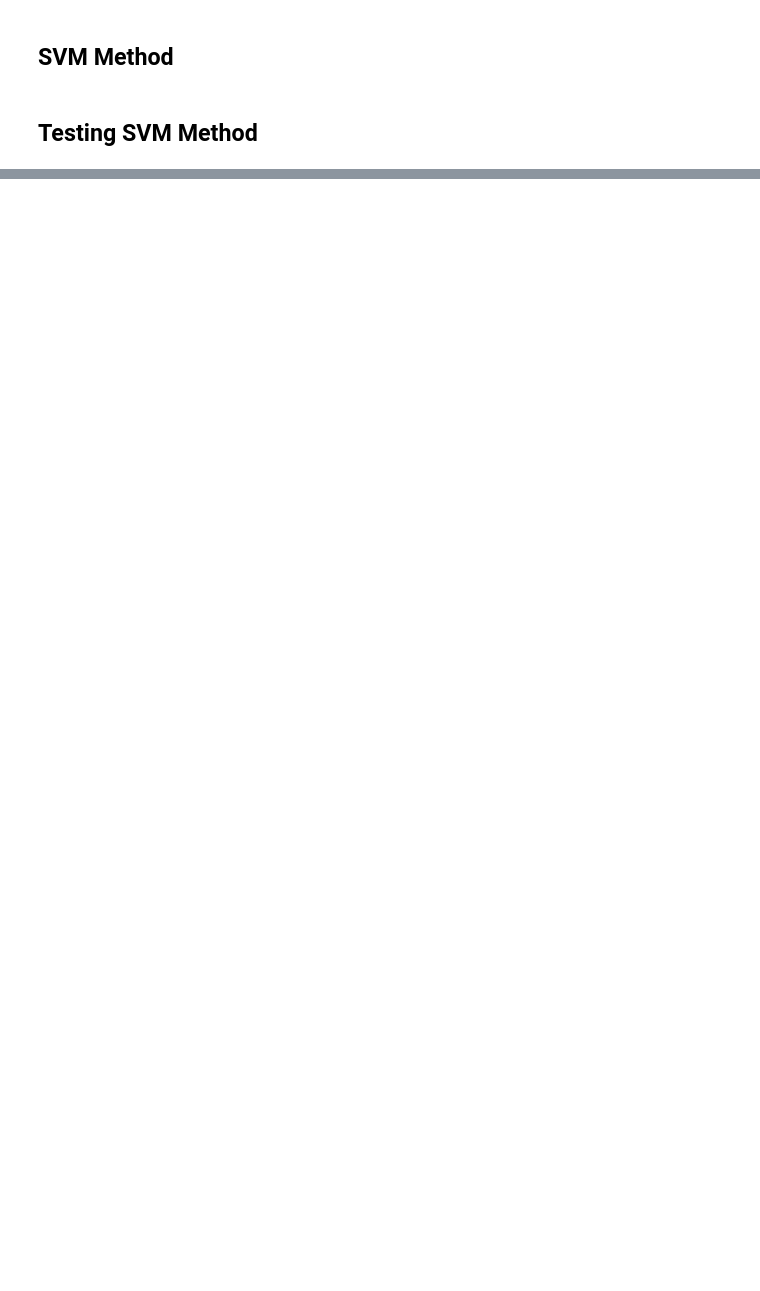
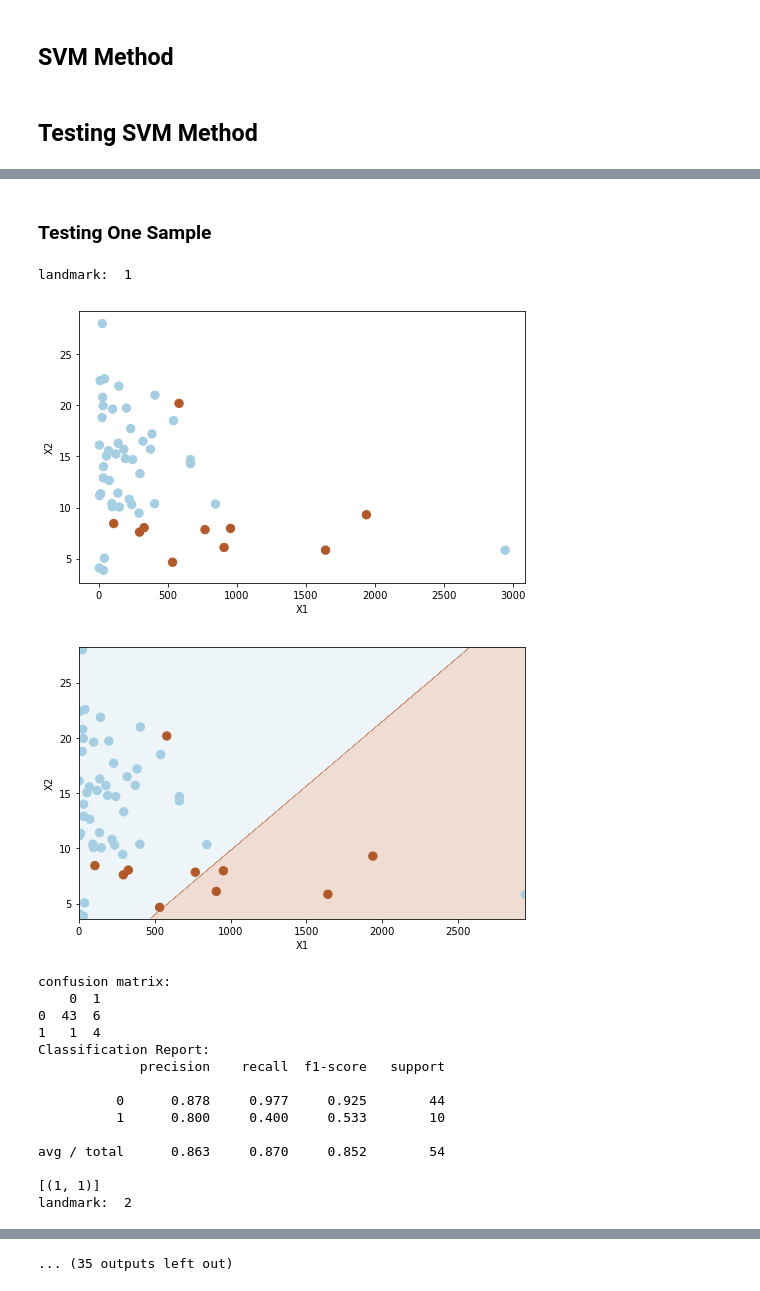
Before and after one commit to liwencong1995/SDS-Capstone-Zebrafish, a Jupyter notebook: svm.ipynb, the cells around one changed output, grey strips where cells are left out. Saved outputs shown, nothing was run; the diff lists cells and outputs as text; code cells hidden in the pictures; blank space fills up the shorter version.

Commit message:
test sample using svm

```diff
--- a/svm.ipynb
+++ b/svm.ipynb
@@ -88,0 +140,32 @@ confusion matrix:
+# %% [markdown]
+### Testing One Sample
+# %%
+sample_1 = landmarks[landmarks.sample_index==1]
+sample_1 = sample_1[np.isfinite(sample_1['r'])]
+landmarks_1 = sample_1['landmark_index']
+# %%
+results = []
+for l in landmarks_1.values:
+    print ("landmark: ", str(l))
+    svc = svm_classification(landmarks[landmarks.sample_index!=1], l)
+    prediction = svc.predict(sample_1[sample_1.landmark_index==1][['pts', 'r']])
+    results.append((l, prediction[0]))
+    print(results)
+# %% [output]
+landmark:  1
+[figure, added]
+[figure, added]
+confusion matrix:
+    0  1
+0  43  6
+1   1  4
+Classification Report:
+             precision    recall  f1-score   support
+
+          0      0.878     0.977     0.925        44
+          1      0.800     0.400     0.533        10
+
+avg / total      0.863     0.870     0.852        54
+
+[(1, 1)]
+landmark:  2
@@ -88,0 +206 @@ confusion matrix:
+... (35 outputs left out)
```
Also changed, not shown: parts of 7 cells of this notebook.
